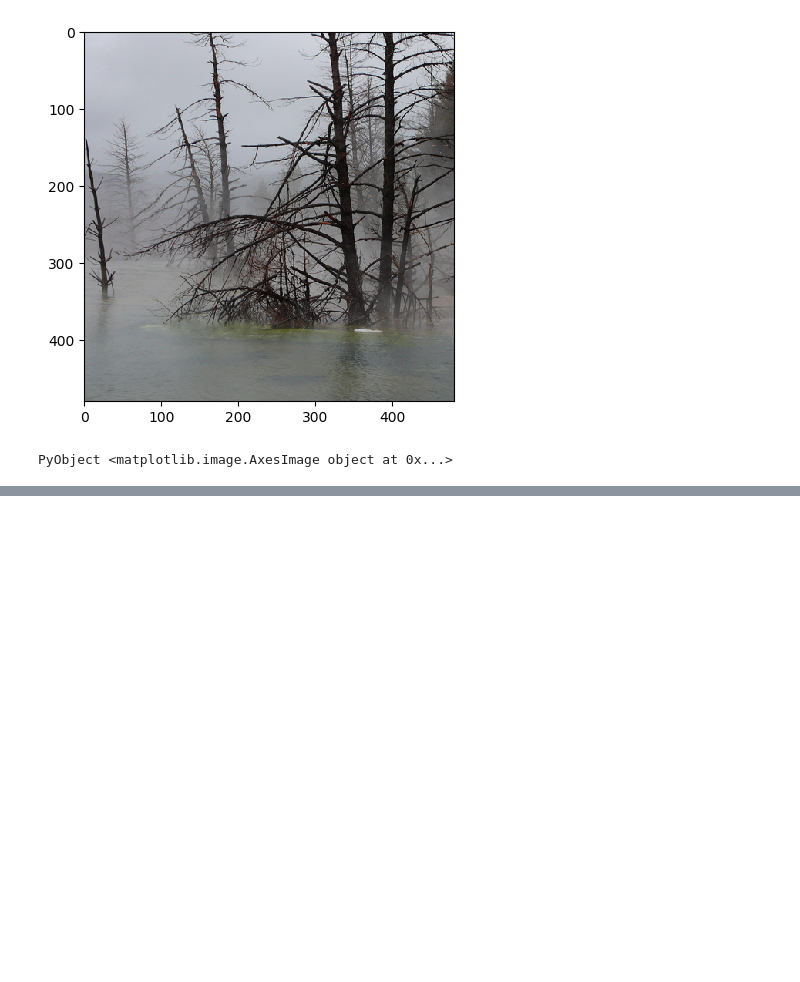
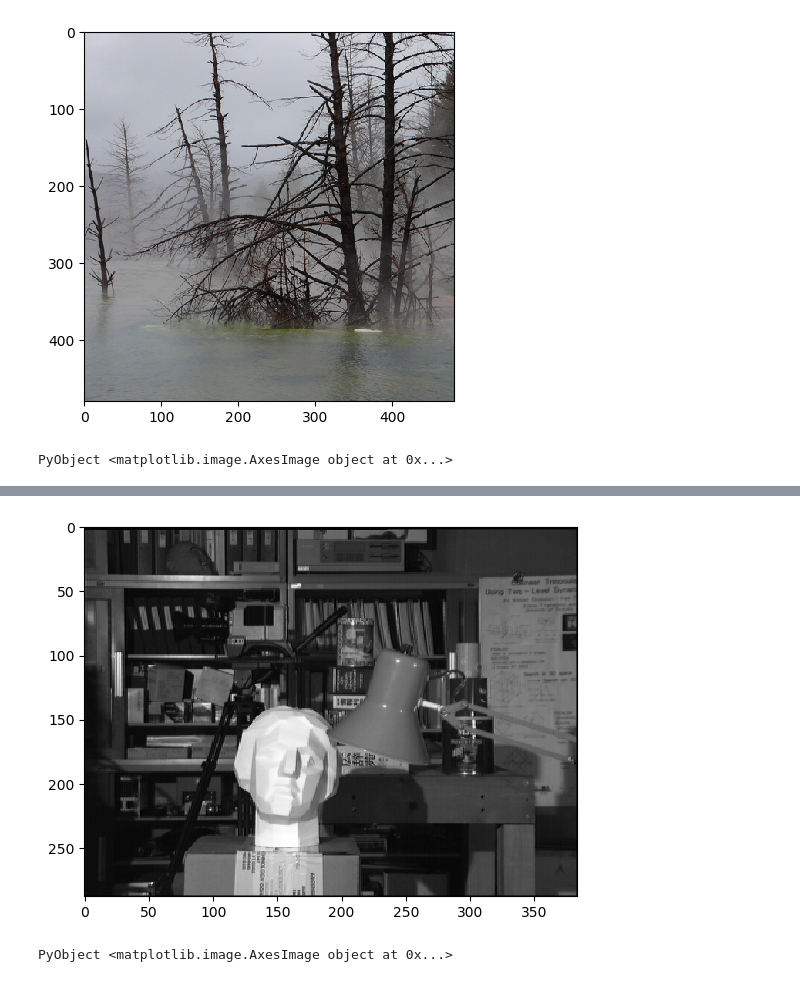
Before and after one commit to N1kYan/Computer-Vison-2, a Jupyter notebook: asgn1/skeleton/ASGN1-Solution.ipynb, the cells around one changed output, grey strips where cells are left out. Drawn from its saved outputs; the diff is of its cells as text; code cells hidden in the pictures; blank space fills up the shorter version.

```diff
--- a/asgn1/skeleton/ASGN1-Solution.ipynb
+++ b/asgn1/skeleton/ASGN1-Solution.ipynb
@@ -16,3 +93,9 @@ PyPlot.imshow(I)
 # %% [output]
 [figure]
 PyObject <matplotlib.image.AxesImage object at 0x...>
+# %%
+I_gray = 0.2989*I[:,:,1] + 0.5870*I[:,:,2] + 0.1140*I[:,:,3]
+PyPlot.axis("off")
+PyPlot.imshow(I_gray, "gray")
+subt=string("Min: ",string(minimum(I_gray))," Max: ", string(maximum(I_gray))," Mean: ", string(mean(I_gray)))
+PyPlot.text(0,500,subt)
@@ -19,3 +136,7 @@ PyObject <matplotlib.image.AxesImage object at 0x...>
 # %%
-I_gray = 0.2989*I[:,:,1] + 0.5870*I[:,:,2] + 0.1140*I[:,:,3]
+function r2G(I::Array{Float32,3})
+    I=convert(Array{Float64,3}, I)
+    I_gray = 0.2989*I[:,:,1] + 0.5870*I[:,:,2] + 0.1140*I[:,:,3]
+    return I_gray
+end
 # %% [output]
@@ -88,0 +144,7 @@ end
+# %%
+dm=PyPlot.imread("gt.png")
+dm=dm*255
+dm=convert(Array{Float64,2}, dm)
+
+p1=PyPlot.imread("i0.png")
+p1=r2G(p1)
@@ -88,0 +169,5 @@ end
+# %%
+PyPlot.imshow(p1,"gray")
+# %% [output]
+[figure, added]
+PyObject <matplotlib.image.AxesImage object at 0x...>
```
Also changed, not shown: parts of 14 cells of this notebook.
